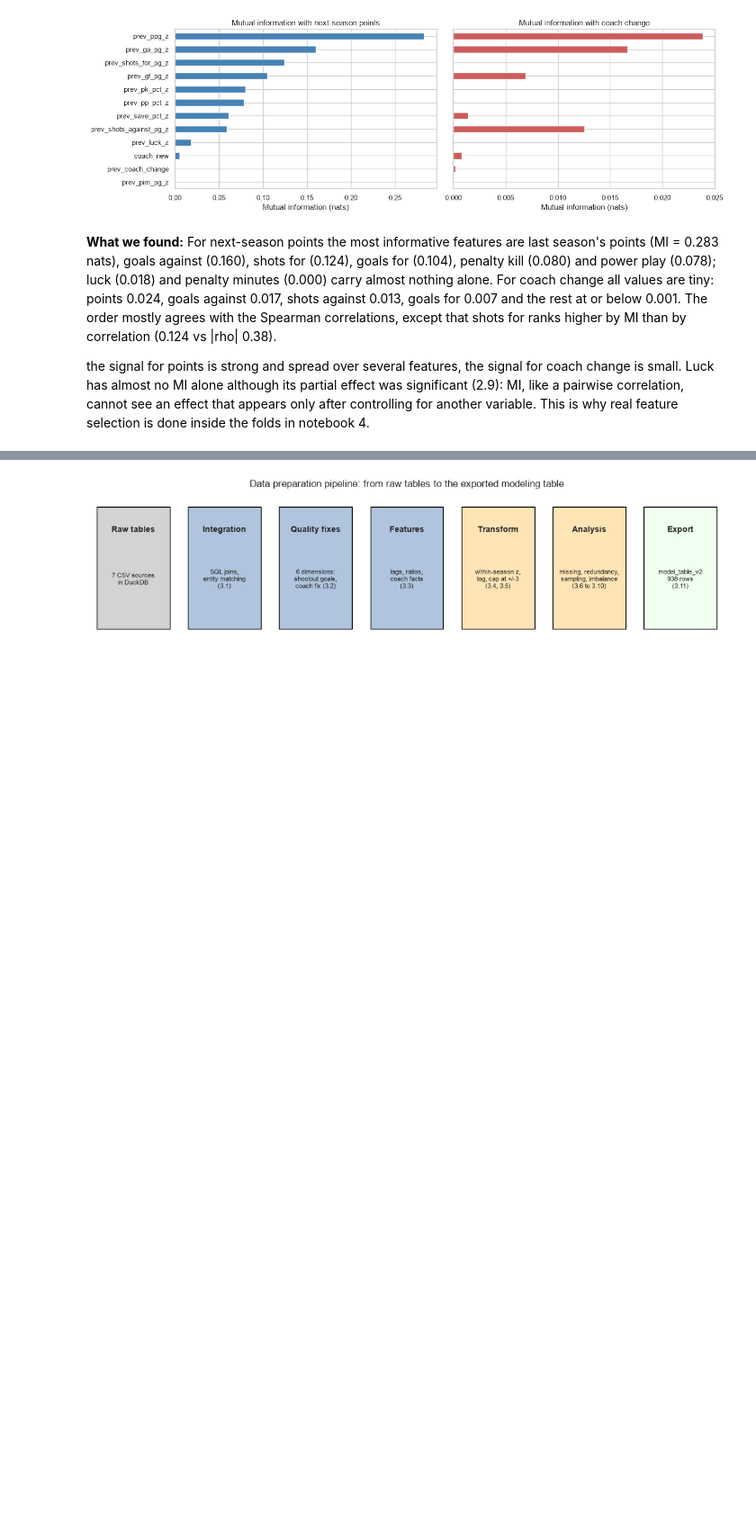
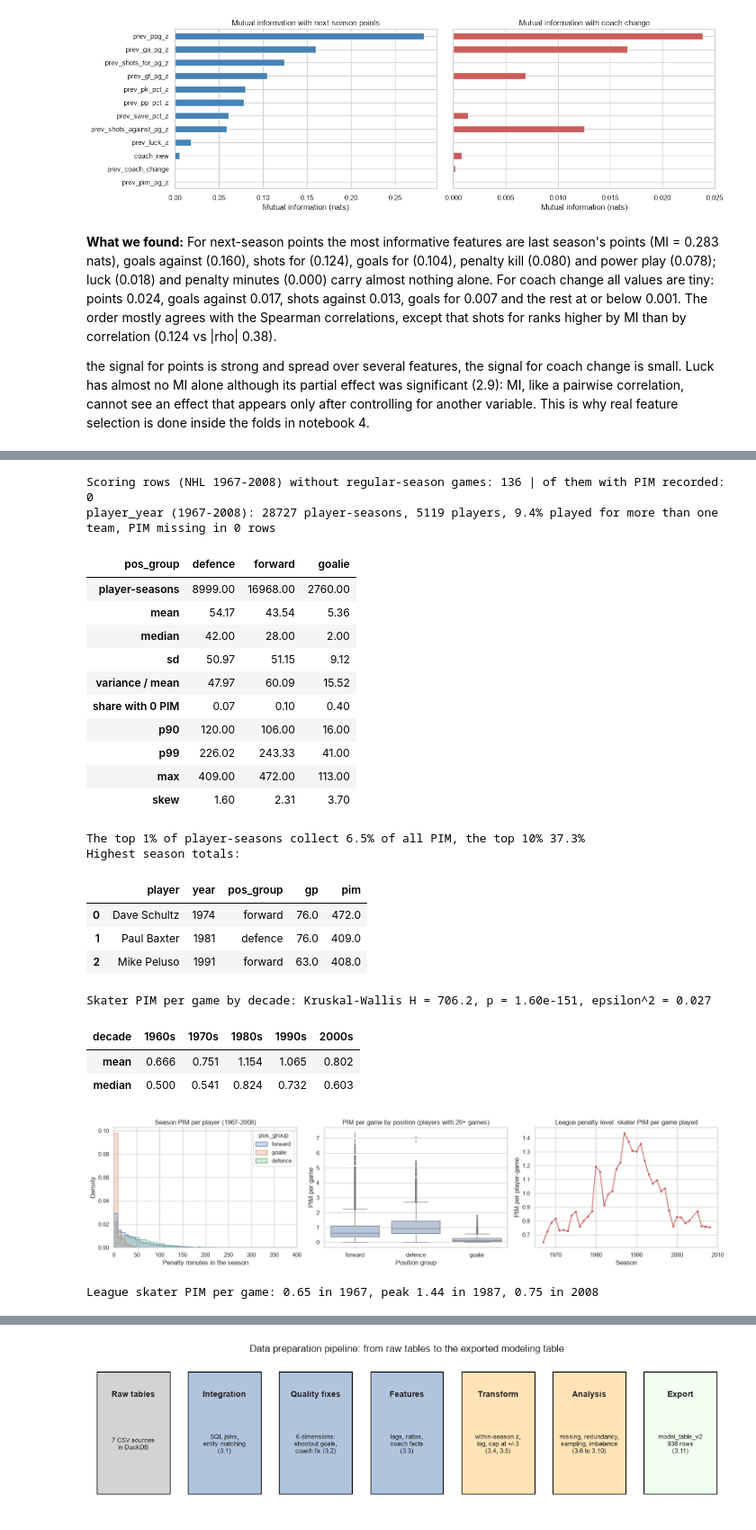
Before and after one commit to AmirMasnavi/hockey-season-prediction, a Jupyter notebook: notebooks/1_eda.ipynb, the cells around one changed output, grey strips where cells are left out. Shown at 90% size. Cells and saved outputs as stored; diff of their text form; code cells hidden in the pictures; blank space fills up the shorter version.

```diff
--- a/notebooks/1_eda.ipynb
+++ b/notebooks/1_eda.ipynb
@@ -812,0 +823,77 @@ the signal for points is strong and spread over several features, the signal for
+# %%
+# One row per player and NHL season: stints on different teams are summed (a traded player has one season total).
+# Rows with no regular-season games (playoff-only call-ups) have blank GP and PIM and are not part of the population.
+print('Scoring rows (NHL 1967-2008) without regular-season games:',
+      con.execute("SELECT count(*) FROM Scoring WHERE lgID = 'NHL' AND year BETWEEN 1967 AND 2008 AND GP IS NULL").fetchone()[0],
+      '| of them with PIM recorded:',
+      con.execute("SELECT count(PIM) FROM Scoring WHERE lgID = 'NHL' AND year BETWEEN 1967 AND 2008 AND GP IS NULL").fetchone()[0])
+con.execute("""
+CREATE OR REPLACE TABLE player_year AS
+SELECT s.playerID, s.year,
+       CASE WHEN m.pos = 'G' THEN 'goalie' WHEN m.pos LIKE 'D%' THEN 'defence' ELSE 'forward' END AS pos_group,  -- career position (Master)
+       count(*) AS stints, sum(s.GP) AS gp, sum(s.PIM) AS pim, sum(s.G) AS goals, sum(s.Pts) AS pts, sum(s."+/-") AS plus_minus
+FROM Scoring s JOIN Master m ON s.playerID = m.playerID
+WHERE s.lgID = 'NHL' AND s.GP > 0
+GROUP BY s.playerID, s.year, m.pos""")
+py = con.execute("SELECT * FROM player_year WHERE year BETWEEN 1967 AND 2008").df()
+py['pim_pg'] = py['pim'] / py['gp']
+print(f"player_year (1967-2008): {len(py)} player-seasons, {py['playerID'].nunique()} players, "
+      f"{(py['stints'] > 1).mean():.1%} played for more than one team, PIM missing in {int(py['pim'].isna().sum())} rows")
+
+# Distribution of season PIM by position group
+def pim_summary(g):
+    return pd.Series({'player-seasons': len(g), 'mean': g['pim'].mean(), 'median': g['pim'].median(), 'sd': g['pim'].std(),
+                      'variance / mean': g['pim'].var() / g['pim'].mean(), 'share with 0 PIM': (g['pim'] == 0).mean(),
+                      'p90': g['pim'].quantile(0.9), 'p99': g['pim'].quantile(0.99), 'max': g['pim'].max(), 'skew': g['pim'].skew()})
+display(py.groupby('pos_group').apply(pim_summary).T.round(2))
+top = py['pim'].sort_values(ascending=False)
+print(f"The top 1% of player-seasons collect {top.head(len(top) // 100).sum() / top.sum():.1%} of all PIM, the top 10% {top.head(len(top) // 10).sum() / top.sum():.1%}")
+print('Highest season totals:')
+display(py.nlargest(3, 'pim').merge(con.execute("SELECT playerID, firstName || ' ' || lastName AS player FROM Master").df(), on='playerID')
+          [['player', 'year', 'pos_group', 'gp', 'pim']])
+
+# League penalty level per season: PIM per player-game for skaters
+league = py[py['pos_group'] != 'goalie'].groupby('year')[['pim', 'gp']].sum()
+league['pim_per_game'] = league['pim'] / league['gp']
+py['decade'] = (py['year'] // 10 * 10).astype(str) + 's'
+sk = py[py['pos_group'] != 'goalie']
+h, p = stats.kruskal(*[g['pim_pg'].values for _, g in sk.groupby('decade')])
+print(f"Skater PIM per game by decade: Kruskal-Wallis H = {h:.1f}, p = {p:.2e}, epsilon^2 = {(h - sk['decade'].nunique() + 1) / (len(sk) - sk['decade'].nunique()):.3f}")
+display(sk.groupby('decade')['pim_pg'].agg(['mean', 'median']).T.round(3))
+
+fig, ax = plt.subplots(1, 3, figsize=(17, 4.2))
+sns.histplot(data=py, x='pim', hue='pos_group', bins=60, element='step', stat='density', common_norm=False, ax=ax[0])
+ax[0].set(title='Season PIM per player (1967-2008)', xlabel='Penalty minutes in the season', ylabel='Density', xlim=(0, 400))
+sns.boxplot(data=py[py['gp'] >= 20], x='pos_group', y='pim_pg', order=['forward', 'defence', 'goalie'], ax=ax[1], color='lightsteelblue', fliersize=2)
+ax[1].set(title='PIM per game by position (players with 20+ games)', xlabel='Position group', ylabel='PIM per game')
+ax[2].plot(league.index, league['pim_per_game'], 'o-', ms=3, color='indianred')
+ax[2].set(title='League penalty level: skater PIM per game played', xlabel='Season', ylabel='PIM per player-game')
+plt.tight_layout()
+plt.show()
+print(f"League skater PIM per game: {league['pim_per_game'].iloc[0]:.2f} in 1967, peak {league['pim_per_game'].max():.2f} in {league['pim_per_game'].idxmax()}, {league.loc[2008, 'pim_per_game']:.2f} in 2008")
+# %% [output]
+Scoring rows (NHL 1967-2008) without regular-season games: 136 | of them with PIM recorded: 0
+player_year (1967-2008): 28727 player-seasons, 5119 players, 9.4% played for more than one team, PIM missing in 0 rows
+| pos_group | defence | forward | goalie |
+| player-seasons | 8999.00 | 16968.00 | 2760.00 |
+| mean | 54.17 | 43.54 | 5.36 |
+| median | 42.00 | 28.00 | 2.00 |
+| sd | 50.97 | 51.15 | 9.12 |
+| variance / mean | 47.97 | 60.09 | 15.52 |
+| share with 0 PIM | 0.07 | 0.10 | 0.40 |
+| p90 | 120.00 | 106.00 | 16.00 |
+| p99 | 226.02 | 243.33 | 41.00 |
+| max | 409.00 | 472.00 | 113.00 |
+| skew | 1.60 | 2.31 | 3.70 |
+The top 1% of player-seasons collect 6.5% of all PIM, the top 10% 37.3%
+Highest season totals:
+|  | player | year | pos_group | gp | pim |
+| 0 | Dave Schultz | 1974 | forward | 76.0 | 472.0 |
+| 1 | Paul Baxter | 1981 | defence | 76.0 | 409.0 |
+| 2 | Mike Peluso | 1991 | forward | 63.0 | 408.0 |
+Skater PIM per game by decade: Kruskal-Wallis H = 706.2, p = 1.60e-151, epsilon^2 = 0.027
+| decade | 1960s | 1970s | 1980s | 1990s | 2000s |
+| mean | 0.666 | 0.751 | 1.154 | 1.065 | 0.802 |
+| median | 0.500 | 0.541 | 0.824 | 0.732 | 0.603 |
+[figure, added]
+League skater PIM per game: 0.65 in 1967, peak 1.44 in 1987, 0.75 in 2008
```
Also changed, not shown: parts of 19 cells of this notebook, 7 other files.
